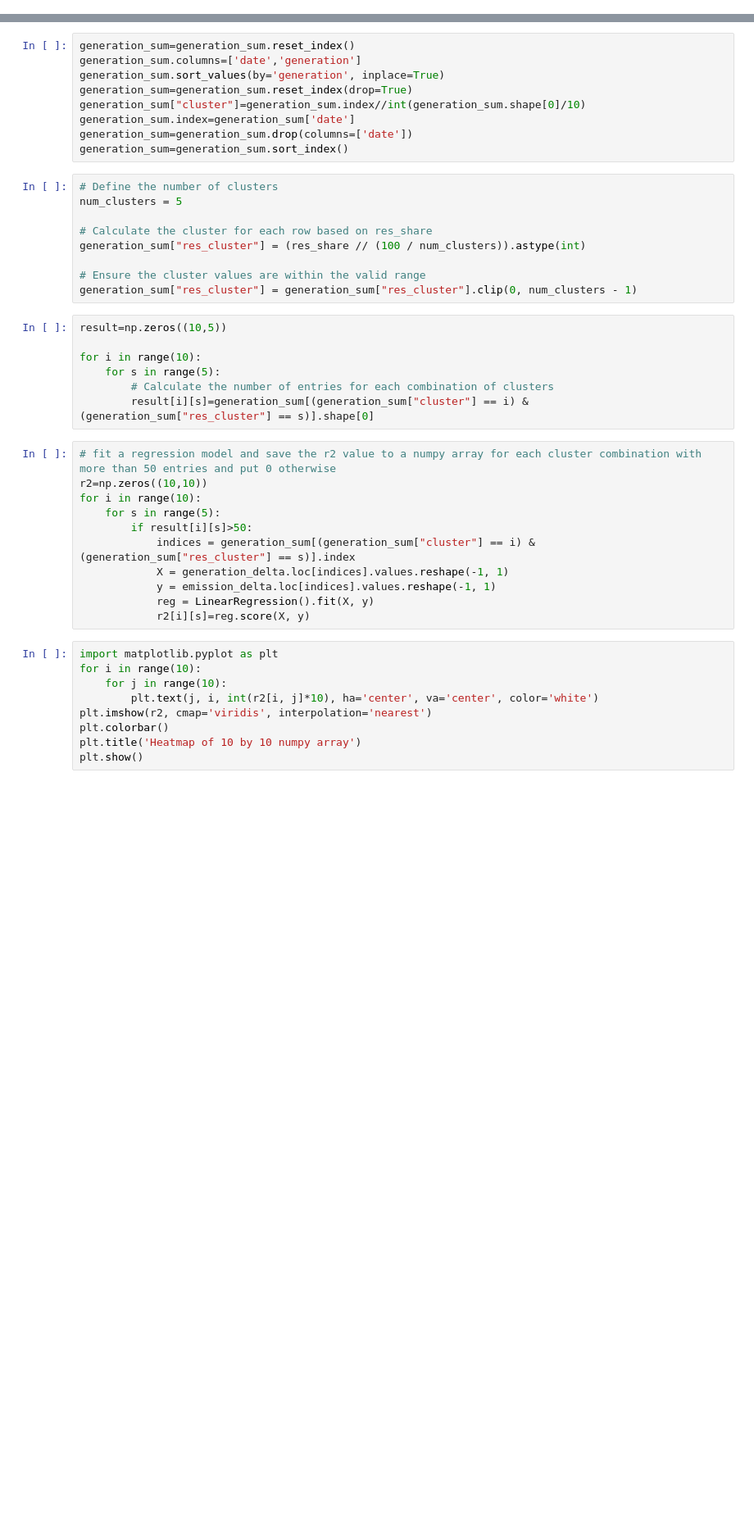
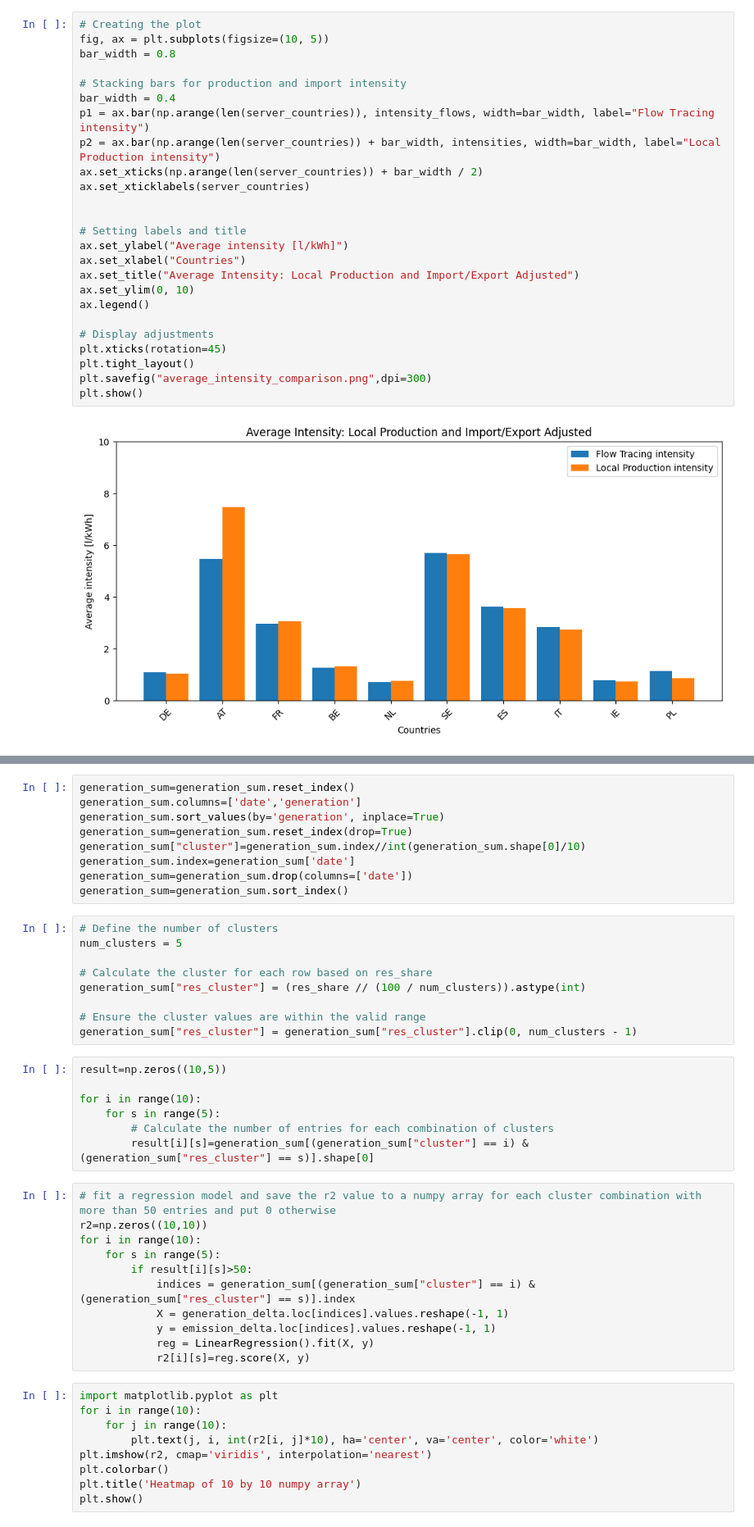
Before and after one commit to jonasschiller/IntensityLib, a Jupyter notebook: Testing.ipynb, the cells around one changed output, grey strips where cells are left out. Shown at 82% size. Cells and saved outputs as stored; diff of their text form; blank space fills up the shorter version.

```diff
--- a/Testing.ipynb
+++ b/Testing.ipynb
@@ -37,0 +37,27 @@ KeyError: "['Solar_Actual Consumption', 'Wind Onshore_Actual Consumption'] not f
+# %%
+# Creating the plot
+fig, ax = plt.subplots(figsize=(10, 5))
+bar_width = 0.8
+
+# Stacking bars for production and import intensity
+bar_width = 0.4
+p1 = ax.bar(np.arange(len(server_countries)), intensity_flows, width=bar_width, label="Flow Tracing intensity")
+p2 = ax.bar(np.arange(len(server_countries)) + bar_width, intensities, width=bar_width, label="Local Production intensity")
+ax.set_xticks(np.arange(len(server_countries)) + bar_width / 2)
+ax.set_xticklabels(server_countries)
+
+
+# Setting labels and title
+ax.set_ylabel("Average intensity [l/kWh]")
+ax.set_xlabel("Countries")
+ax.set_title("Average Intensity: Local Production and Import/Export Adjusted")
+ax.set_ylim(0, 10)
+ax.legend()
+
+# Display adjustments
+plt.xticks(rotation=45)
+plt.tight_layout()
+plt.savefig("average_intensity_comparison.png",dpi=300)
+plt.show()
+# %% [output]
+[figure, added]
```
Also changed, not shown: parts of 14 cells of this notebook, 8 other files.
